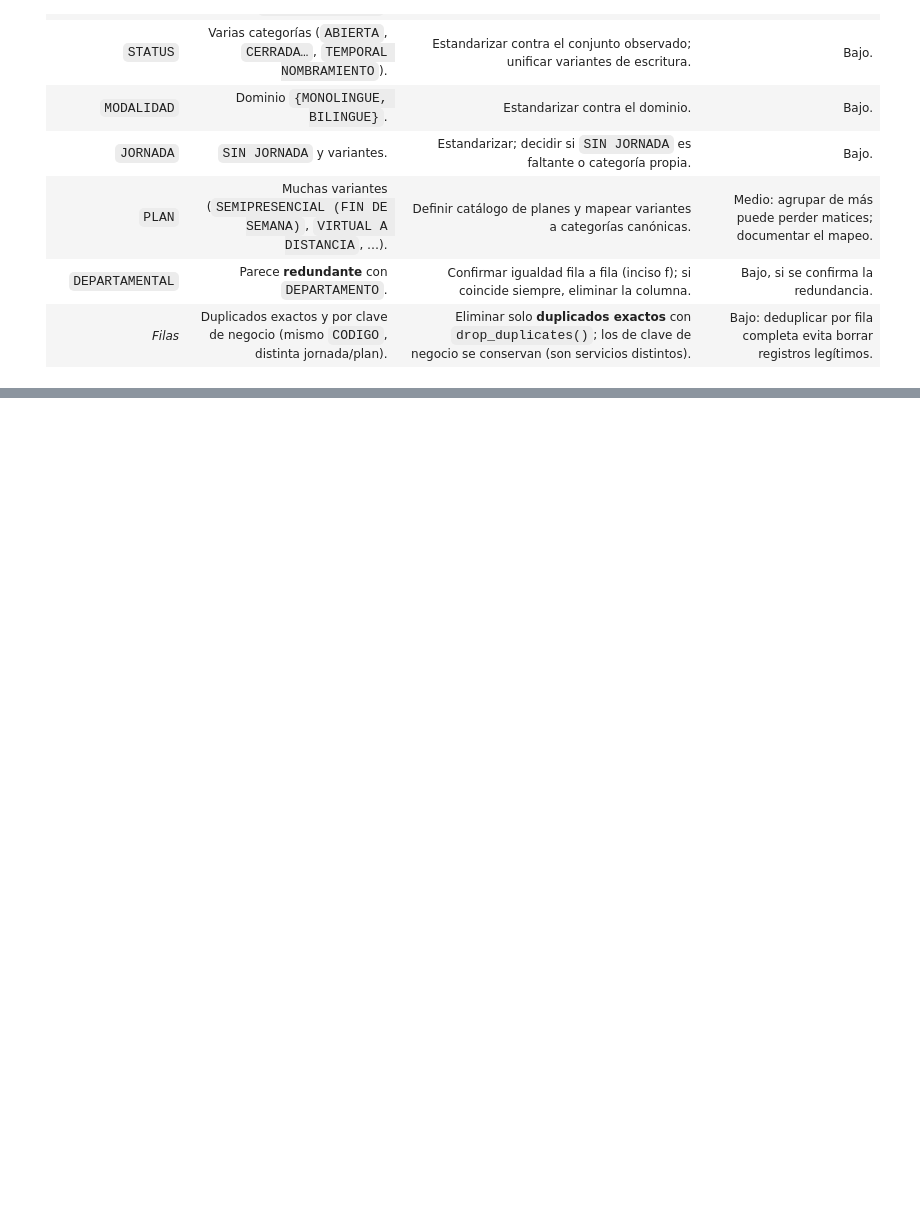
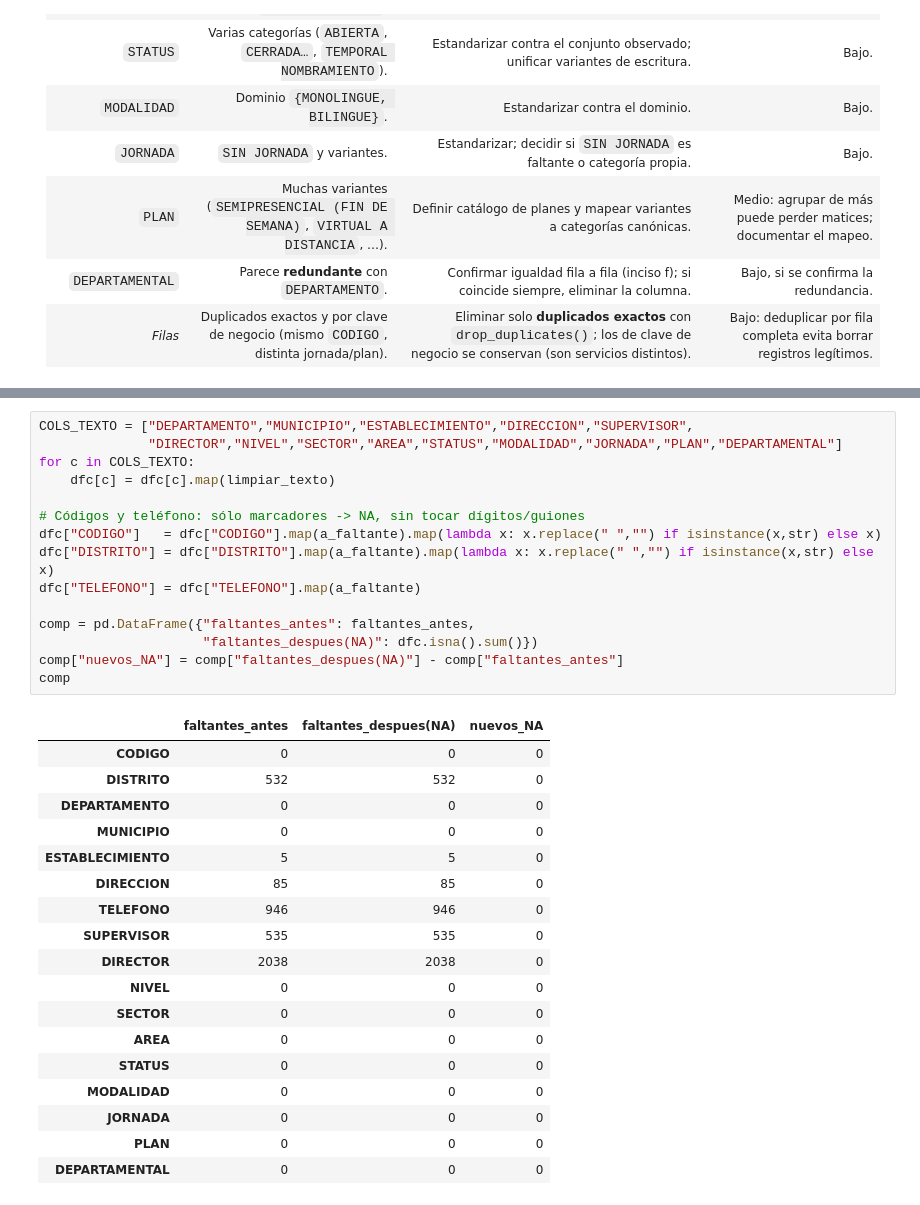
Before and after one commit to djuarez-2017510/Proyecto1_DataScience, a Jupyter notebook: Limpieza.ipynb, the cells around one changed output, grey strips where cells are left out. Cells and saved outputs as stored; diff of their text form; blank space fills up the shorter version.

```diff
--- a/Limpieza.ipynb
+++ b/Limpieza.ipynb
@@ -411,0 +490,34 @@ Para cada variable: **problema** encontrado, **regla** de corrección (y por qu
+# %%
+COLS_TEXTO = ["DEPARTAMENTO","MUNICIPIO","ESTABLECIMIENTO","DIRECCION","SUPERVISOR",
+              "DIRECTOR","NIVEL","SECTOR","AREA","STATUS","MODALIDAD","JORNADA","PLAN","DEPARTAMENTAL"]
+for c in COLS_TEXTO:
+    dfc[c] = dfc[c].map(limpiar_texto)
+
+# Códigos y teléfono: sólo marcadores -> NA, sin tocar dígitos/guiones
+dfc["CODIGO"]   = dfc["CODIGO"].map(a_faltante).map(lambda x: x.replace(" ","") if isinstance(x,str) else x)
+dfc["DISTRITO"] = dfc["DISTRITO"].map(a_faltante).map(lambda x: x.replace(" ","") if isinstance(x,str) else x)
+dfc["TELEFONO"] = dfc["TELEFONO"].map(a_faltante)
+
+comp = pd.DataFrame({"faltantes_antes": faltantes_antes,
+                     "faltantes_despues(NA)": dfc.isna().sum()})
+comp["nuevos_NA"] = comp["faltantes_despues(NA)"] - comp["faltantes_antes"]
+comp
+# %% [output]
+|  | faltantes_antes | faltantes_despues(NA) | nuevos_NA |
+| CODIGO | 0 | 0 | 0 |
+| DISTRITO | 532 | 532 | 0 |
+| DEPARTAMENTO | 0 | 0 | 0 |
+| MUNICIPIO | 0 | 0 | 0 |
+| ESTABLECIMIENTO | 5 | 5 | 0 |
+| DIRECCION | 85 | 85 | 0 |
+| TELEFONO | 946 | 946 | 0 |
+| SUPERVISOR | 535 | 535 | 0 |
+| DIRECTOR | 2038 | 2038 | 0 |
+| NIVEL | 0 | 0 | 0 |
+| SECTOR | 0 | 0 | 0 |
+| AREA | 0 | 0 | 0 |
+| STATUS | 0 | 0 | 0 |
+| MODALIDAD | 0 | 0 | 0 |
+| JORNADA | 0 | 0 | 0 |
+| PLAN | 0 | 0 | 0 |
+| DEPARTAMENTAL | 0 | 0 | 0 |
```
Also changed, not shown: parts of 29 cells of this notebook, 3 other files.
